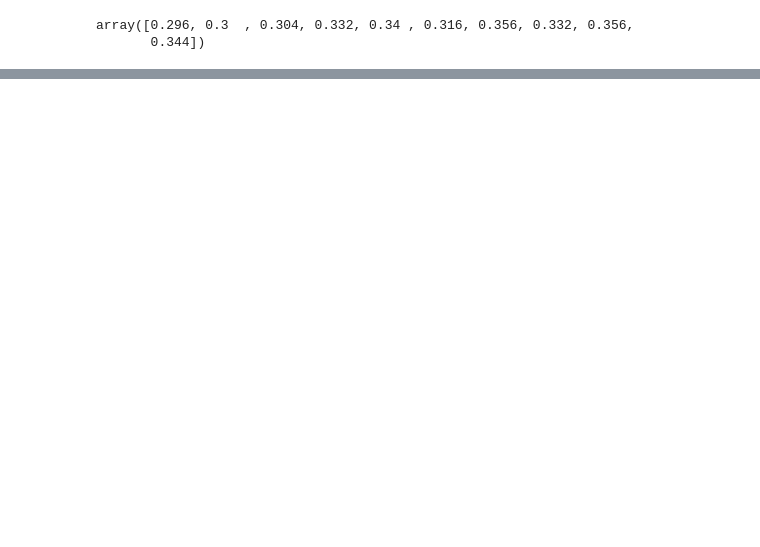
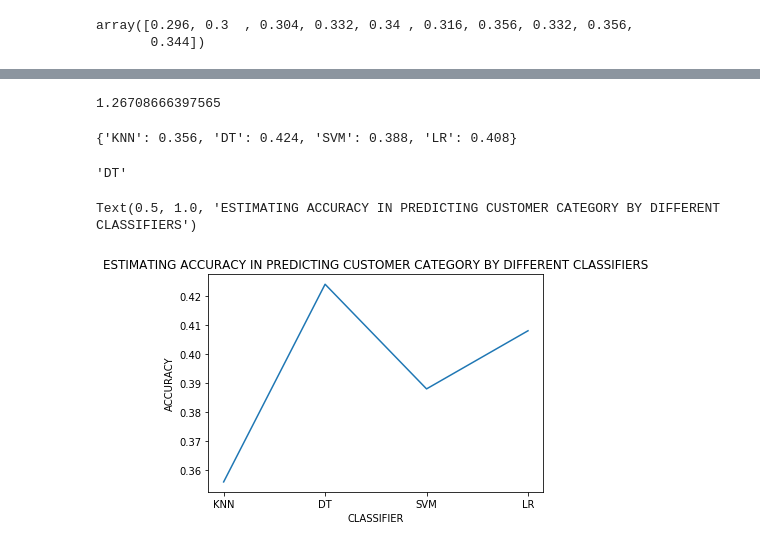
Before and after one commit to Bhargavi-Chevva/ML-Classifier, a Jupyter notebook: Machine Learning.ipynb, the cells around one changed output, grey strips where cells are left out. Cells and saved outputs as stored; diff of their text form; code cells hidden in the pictures; blank space fills up the shorter version.

```diff
--- a/Machine Learning.ipynb
+++ b/Machine Learning.ipynb
@@ -174,0 +303,2 @@ print("The maximum accuracy obtained using KNN Classifier is ",acc.max()," for k
+# %%
+LR_ll=LogisticRegression(C =0.01,solver="liblinear")
@@ -174,0 +308,2 @@ print("The maximum accuracy obtained using KNN Classifier is ",acc.max()," for k
+# %%
+LR_ll.fit(x_train,y_train)
@@ -174,0 +315,2 @@ print("The maximum accuracy obtained using KNN Classifier is ",acc.max()," for k
+# %%
+y_pred=LR_ll.predict(x_test)
@@ -174,0 +345,2 @@ print("The maximum accuracy obtained using KNN Classifier is ",acc.max()," for k
+# %%
+accuracy['LR']=jaccard_similarity_score(y_test,y_pred)
@@ -174,0 +379,20 @@ print("The maximum accuracy obtained using KNN Classifier is ",acc.max()," for k
+# %%
+log_loss(np.asarray(y_test),y_pred_proba)
+# %% [output]
+1.26708666397565
+# %%
+accuracy
+# %% [output]
+{'KNN': 0.356, 'DT': 0.424, 'SVM': 0.388, 'LR': 0.408}
+# %%
+max(accuracy,key=accuracy.get)
+# %% [output]
+'DT'
+# %%
+plt.plot(accuracy.keys(),accuracy.values())
+plt.xlabel('CLASSIFIER')
+plt.ylabel('ACCURACY')
+plt.title('ESTIMATING ACCURACY IN PREDICTING CUSTOMER CATEGORY BY DIFFERENT CLASSIFIERS')
+# %% [output]
+Text(0.5, 1.0, 'ESTIMATING ACCURACY IN PREDICTING CUSTOMER CATEGORY BY DIFFERENT CLASSIFIERS')
+[figure, added]
```
Also changed, not shown: parts of 54 cells of this notebook.
